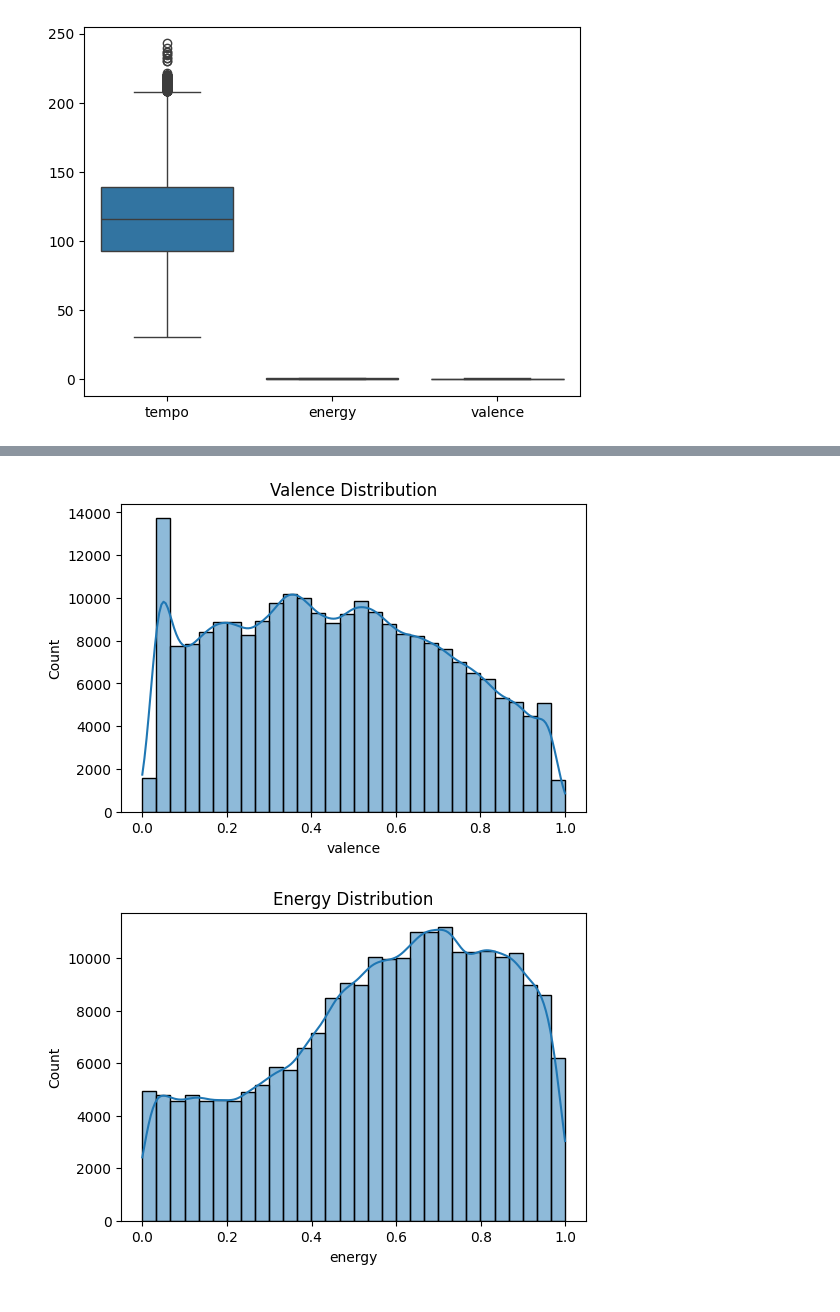
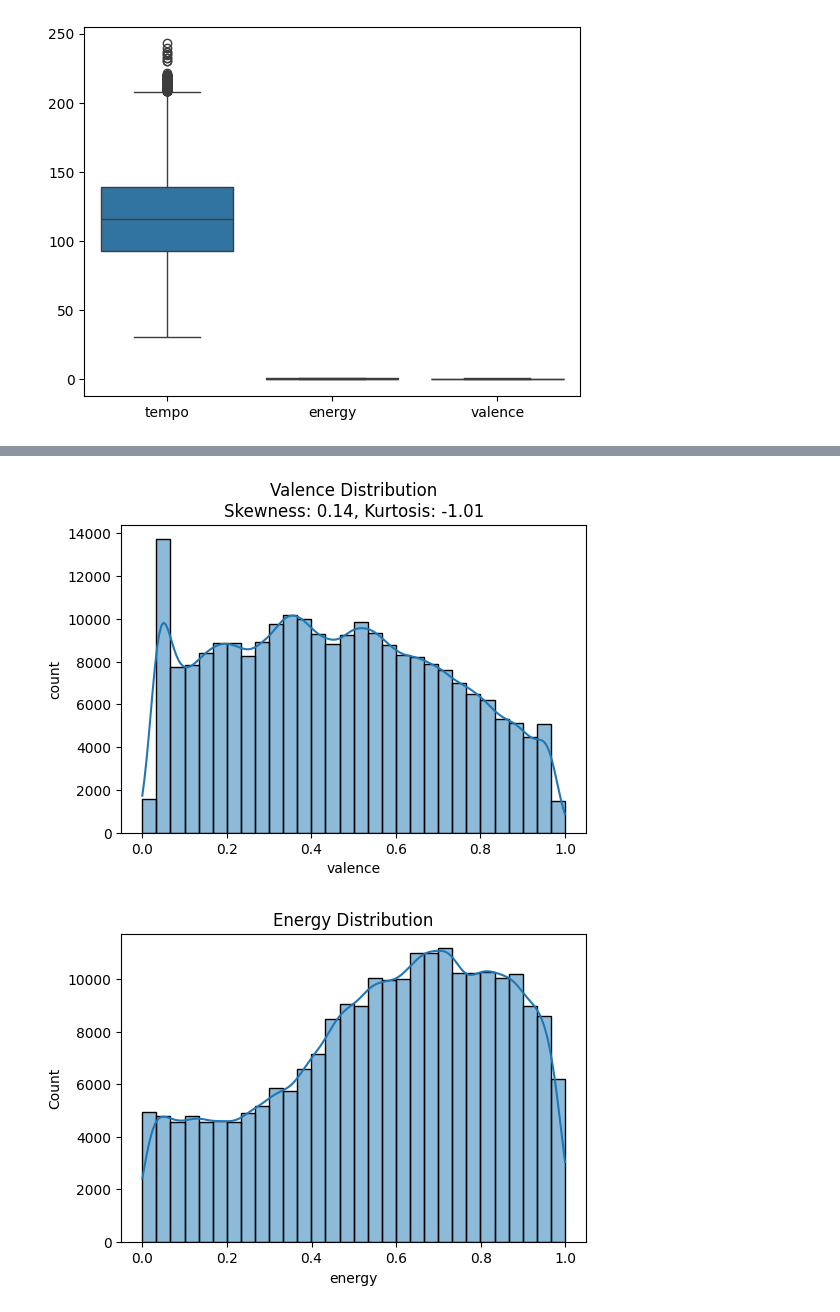
Before and after one commit to cayetana-h/Moodify, a Jupyter notebook: project.ipynb, the cells around one changed output, grey strips where cells are left out. Drawn from its saved outputs; the diff is of its cells as text; code cells hidden in the pictures.

```diff
--- a/project.ipynb
+++ b/project.ipynb
@@ -135,10 +141,19 @@ audio_features = ['valence', 'energy', 'danceability', 'acousticness', 'tempo',
 # %%
+from scipy.stats import skew, kurtosis
+
+# Calculate stats
+valence_skew = skew(df['valence'], nan_policy='omit')
+valence_kurtosis = kurtosis(df['valence'], nan_policy='omit')
+
+# Plot
 plt.figure(figsize=(6, 4))
 sns.histplot(df['valence'], kde=True, bins=30)
-plt.title('Valence Distribution')
+plt.title(f'Valence Distribution\nSkewness: {valence_skew:.2f}, Kurtosis: {valence_kurtosis:.2f}')
+plt.xlabel('valence')
+plt.ylabel('count')
 plt.show()
 # %% [output]
-[figure, old version]
+[figure, new version]
 # %%
 plt.figure(figsize=(6, 4))
 sns.histplot(df['energy'], kde=True, bins=30)
```
Also changed, not shown: parts of 4 cells of this notebook.
